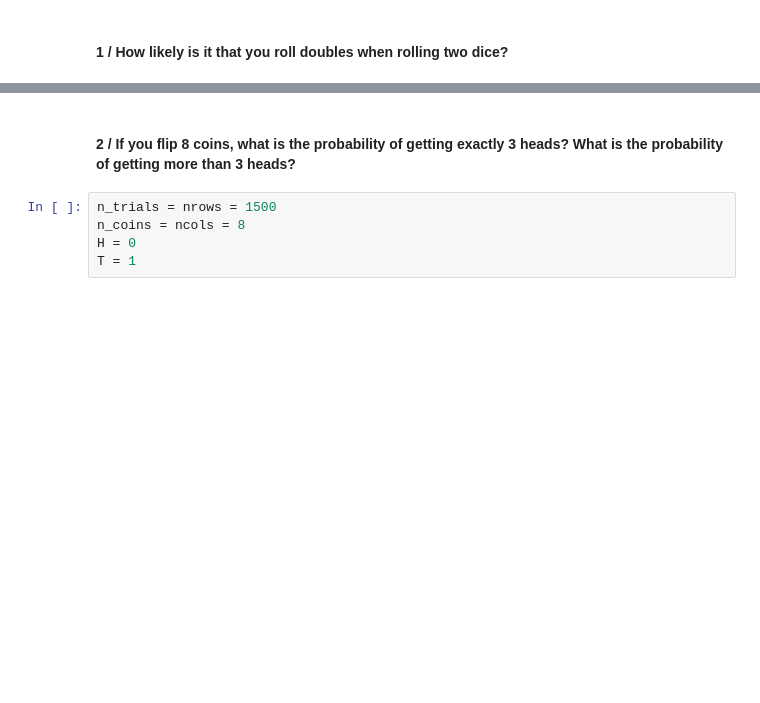
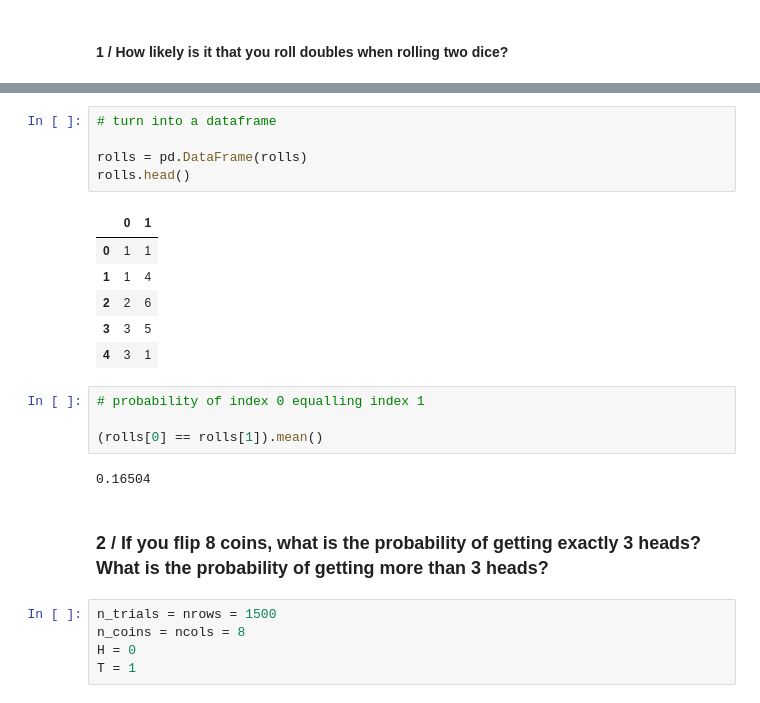
Before and after one commit to MagdalenaRahn/statistics-exercises, a Jupyter notebook: simulation_exercises_28.XI.22.ipynb, the cells around one changed output, grey strips where cells are left out. Cells and saved outputs as stored; diff of their text form; blank space fills up the shorter version.

```diff
--- a/simulation_exercises_28.XI.22.ipynb
+++ b/simulation_exercises_28.XI.22.ipynb
@@ -39,5 +60,23 @@ chancey
+# %%
+# turn into a dataframe
+
+rolls = pd.DataFrame(rolls)
+rolls.head()
+# %% [output]
+|  | 0 | 1 |
+| 0 | 1 | 1 |
+| 1 | 1 | 4 |
+| 2 | 2 | 6 |
+| 3 | 3 | 5 |
+| 4 | 3 | 1 |
+# %%
+# probability of index 0 equalling index 1
+
+(rolls[0] == rolls[1]).mean()
+# %% [output]
+0.16504
 # %% [markdown]
-#### 2 / If you flip 8 coins, what is the probability of getting exactly 3 heads?  What is the probability of getting more than 3 heads?
+### 2 / If you flip 8 coins, what is the probability of getting exactly 3 heads?  What is the probability of getting more than 3 heads?
 # %%
 n_trials = nrows = 1500
 n_coins = ncols = 8
```
Also changed, not shown: parts of 102 cells of this notebook, 1 other file.
